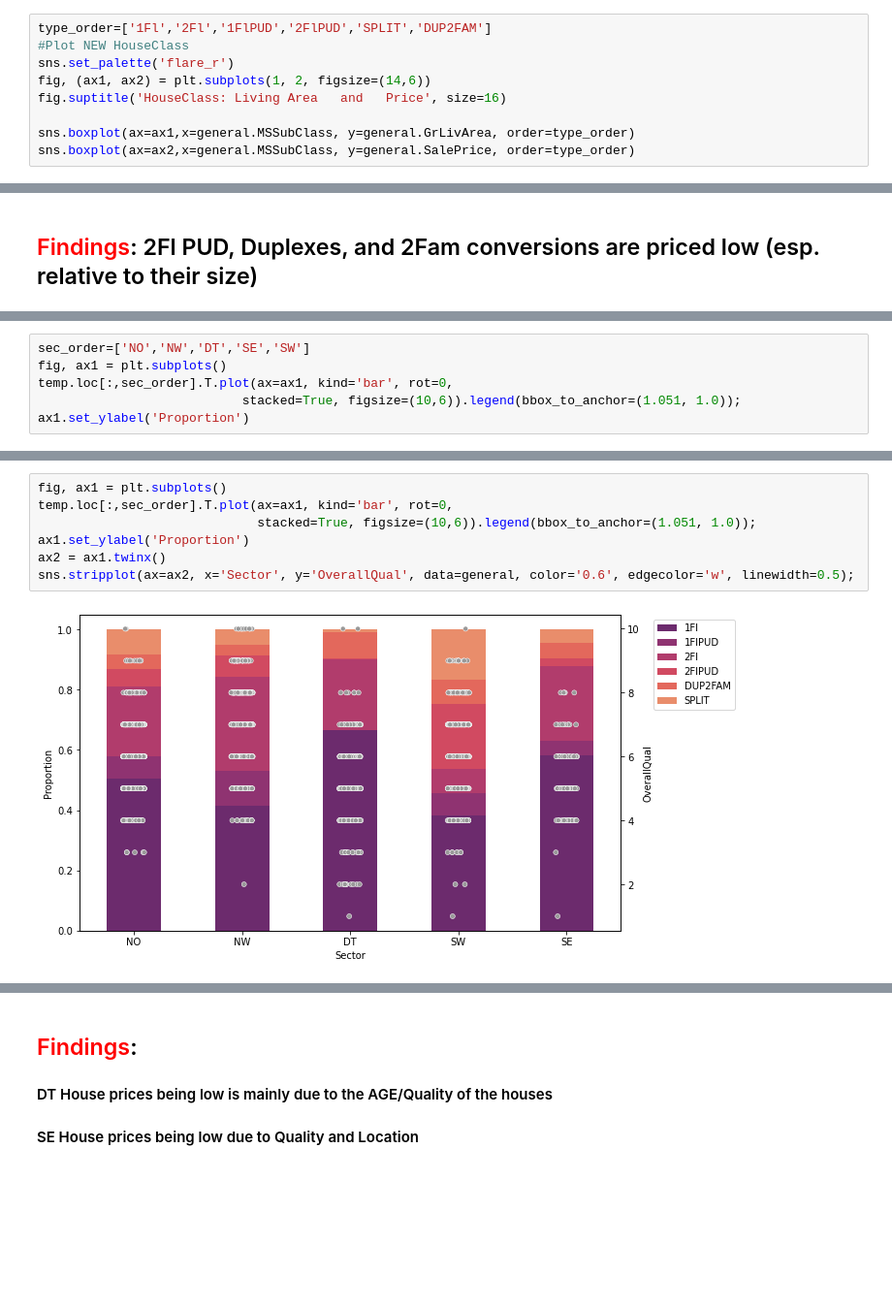
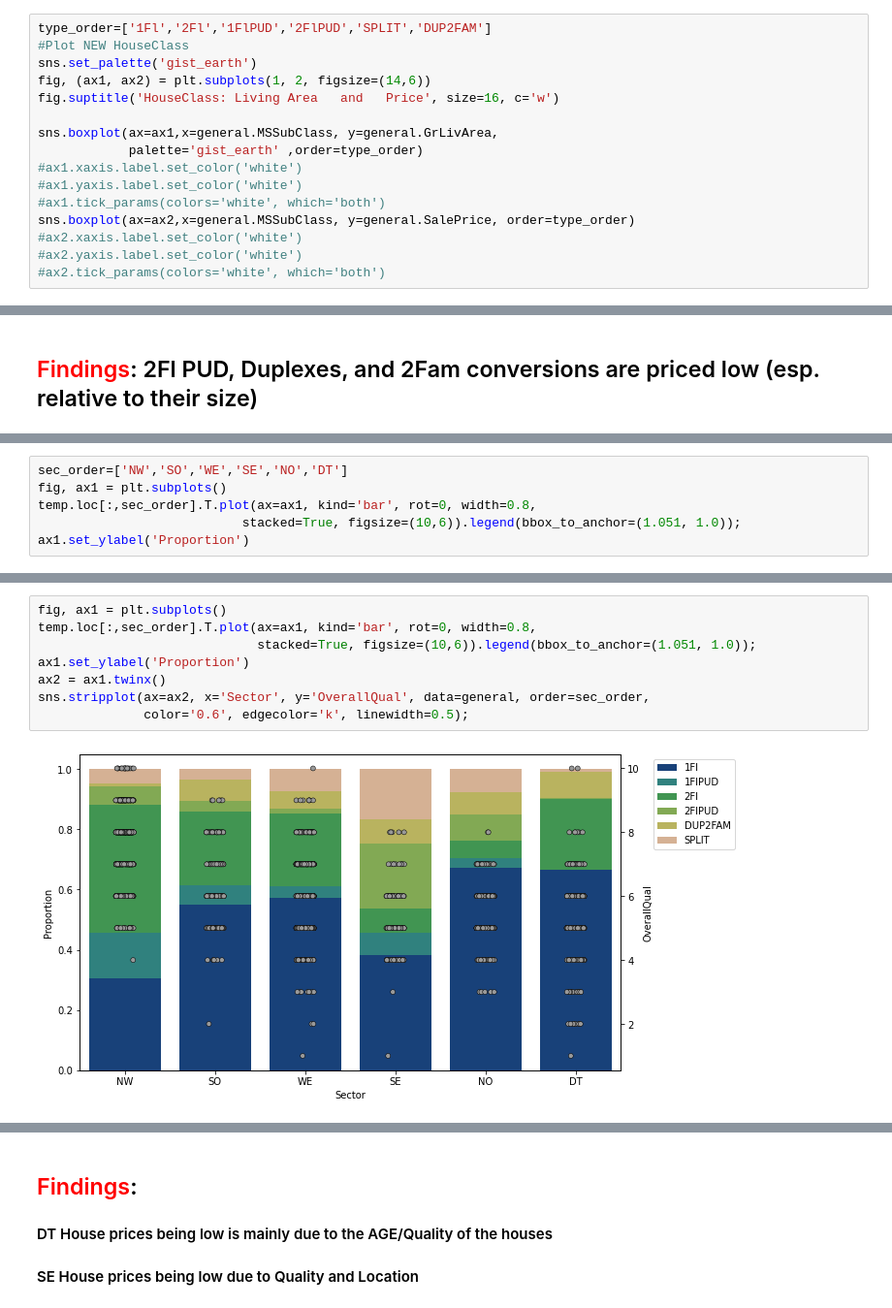
Before and after one commit to dnie44/nycdatascience_ML_project, a Jupyter notebook: daniel/2_EDA_land_general_size_feats.ipynb, the cells around one changed output, grey strips where cells are left out. Shown at 97% size. Saved outputs shown, nothing was run; the diff lists cells and outputs as text; blank space fills up the shorter version.

```diff
--- a/daniel/2_EDA_land_general_size_feats.ipynb
+++ b/daniel/2_EDA_land_general_size_feats.ipynb
@@ -240,11 +263,18 @@ general = general.join(data[['Sector','Neighborhood','SalePrice','GrLivArea']],o
 # %%
 type_order=['1Fl','2Fl','1FlPUD','2FlPUD','SPLIT','DUP2FAM']
 #Plot NEW HouseClass
-sns.set_palette('flare_r')
+sns.set_palette('gist_earth')
 fig, (ax1, ax2) = plt.subplots(1, 2, figsize=(14,6))
-fig.suptitle('HouseClass: Living Area   and   Price', size=16)
+fig.suptitle('HouseClass: Living Area   and   Price', size=16, c='w')
 
-sns.boxplot(ax=ax1,x=general.MSSubClass, y=general.GrLivArea, order=type_order)
+sns.boxplot(ax=ax1,x=general.MSSubClass, y=general.GrLivArea,
+            palette='gist_earth' ,order=type_order)
+#ax1.xaxis.label.set_color('white')
+#ax1.yaxis.label.set_color('white')
+#ax1.tick_params(colors='white', which='both')
 sns.boxplot(ax=ax2,x=general.MSSubClass, y=general.SalePrice, order=type_order)
+#ax2.xaxis.label.set_color('white')
+#ax2.yaxis.label.set_color('white')
+#ax2.tick_params(colors='white', which='both')
 # %% [output]
 <AxesSubplot:xlabel='MSSubClass', ylabel='SalePrice'>
@@ -270,7 +300,7 @@ temp
 # %%
-sec_order=['NO','NW','DT','SE','SW']
+sec_order=['NW','SO','WE','SE','NO','DT']
 fig, ax1 = plt.subplots()
-temp.loc[:,sec_order].T.plot(ax=ax1, kind='bar', rot=0,
+temp.loc[:,sec_order].T.plot(ax=ax1, kind='bar', rot=0, width=0.8,
                            stacked=True, figsize=(10,6)).legend(bbox_to_anchor=(1.051, 1.0));
 ax1.set_ylabel('Proportion')
 # %% [output]
@@ -288,9 +329,10 @@ sns.stripplot(ax=ax2, x='Sector', y='YearBuilt', data=general, color='0.6', edge
 # %%
 fig, ax1 = plt.subplots()
-temp.loc[:,sec_order].T.plot(ax=ax1, kind='bar', rot=0,
+temp.loc[:,sec_order].T.plot(ax=ax1, kind='bar', rot=0, width=0.8,
                              stacked=True, figsize=(10,6)).legend(bbox_to_anchor=(1.051, 1.0));
 ax1.set_ylabel('Proportion')
 ax2 = ax1.twinx()
-sns.stripplot(ax=ax2, x='Sector', y='OverallQual', data=general, color='0.6', edgecolor='w', linewidth=0.5);
+sns.stripplot(ax=ax2, x='Sector', y='OverallQual', data=general, order=sec_order,
+              color='0.6', edgecolor='k', linewidth=0.5);
 # %% [output]
-[figure, old version]
+[figure, new version]
```
Also changed, not shown: parts of 16 cells of this notebook, 13 other files.
